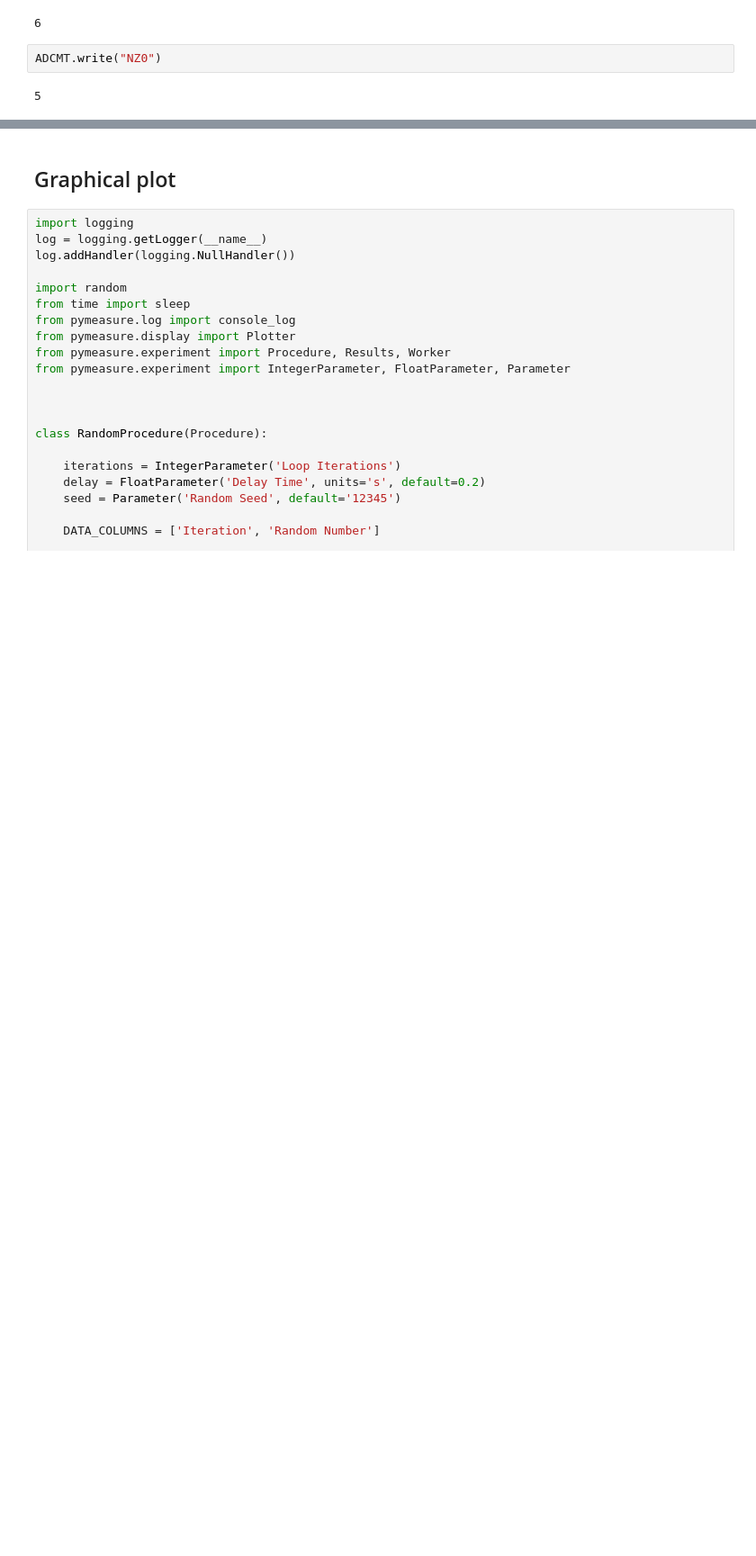
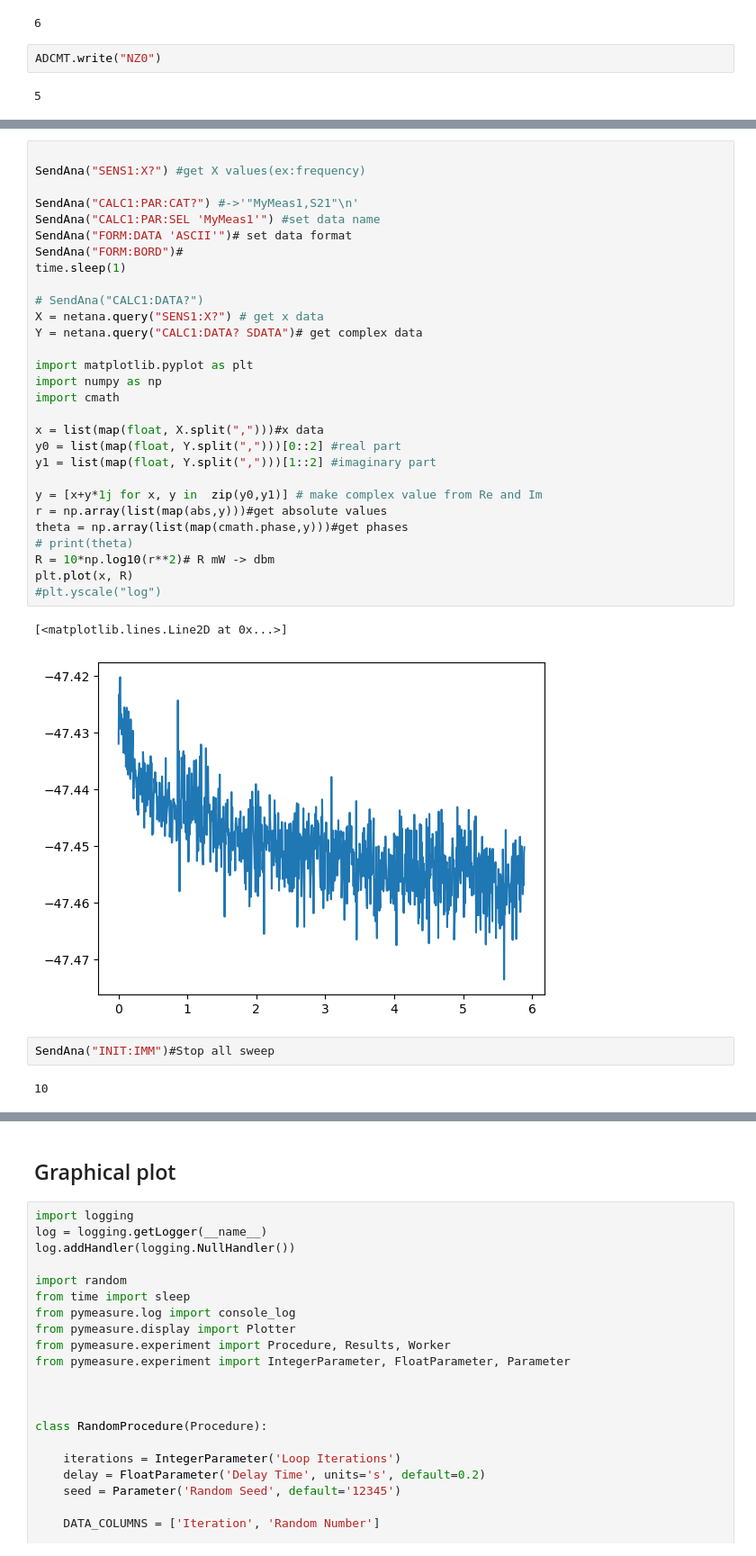
Before and after one commit to SatoshiHaku/measureSystems, a Jupyter notebook: testPymeasure.ipynb, the cells around one changed output, grey strips where cells are left out. Shown at 90% size. Cells and saved outputs as stored; diff of their text form; blank space fills up the shorter version.

```diff
--- a/testPymeasure.ipynb
+++ b/testPymeasure.ipynb
@@ -75,0 +447,36 @@ ADCMT.write("NZ0")
+# %%
+
+SendAna("SENS1:X?") #get X values(ex:frequency)
+
+SendAna("CALC1:PAR:CAT?") #->'"MyMeas1,S21"\n'
+SendAna("CALC1:PAR:SEL 'MyMeas1'") #set data name
+SendAna("FORM:DATA 'ASCII'")# set data format
+SendAna("FORM:BORD")#
+time.sleep(1)
+
+# SendAna("CALC1:DATA?")
+X = netana.query("SENS1:X?") # get x data
+Y = netana.query("CALC1:DATA? SDATA")# get complex data
+
+import matplotlib.pyplot as plt
+import numpy as np
+import cmath
+
+x = list(map(float, X.split(",")))#x data
+y0 = list(map(float, Y.split(",")))[0::2] #real part
+y1 = list(map(float, Y.split(",")))[1::2] #imaginary part
+
+y = [x+y*1j for x, y in  zip(y0,y1)] # make complex value from Re and Im
+r = np.array(list(map(abs,y)))#get absolute values
+theta = np.array(list(map(cmath.phase,y)))#get phases
+# print(theta)
+R = 10*np.log10(r**2)# R mW -> dbm
+plt.plot(x, R)
+#plt.yscale("log")
+# %% [output]
+[<matplotlib.lines.Line2D at 0x...>]
+[figure, added]
+# %%
+SendAna("INIT:IMM")#Stop all sweep
+# %% [output]
+10
```
Also changed, not shown: parts of 51 cells of this notebook, 1 other file.
